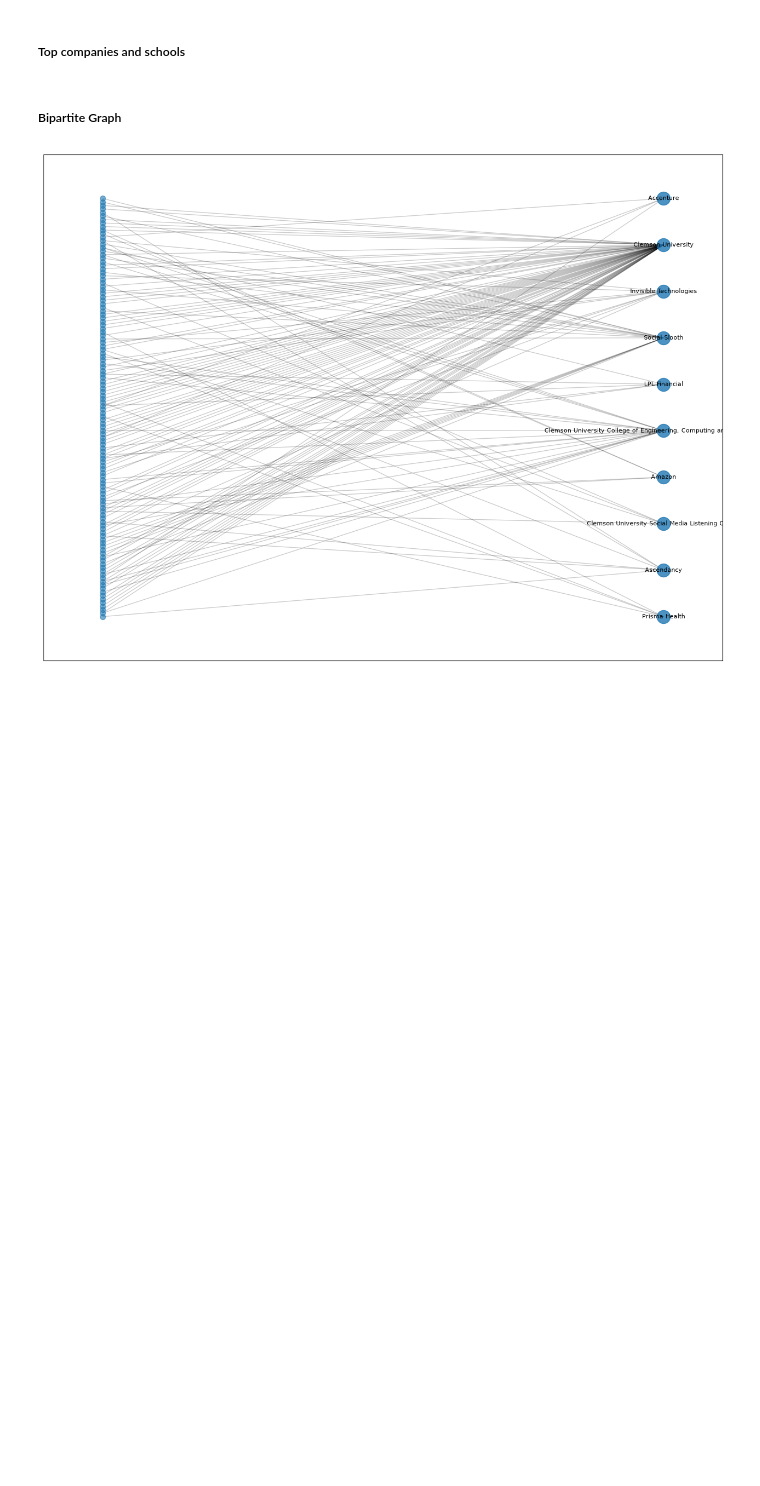
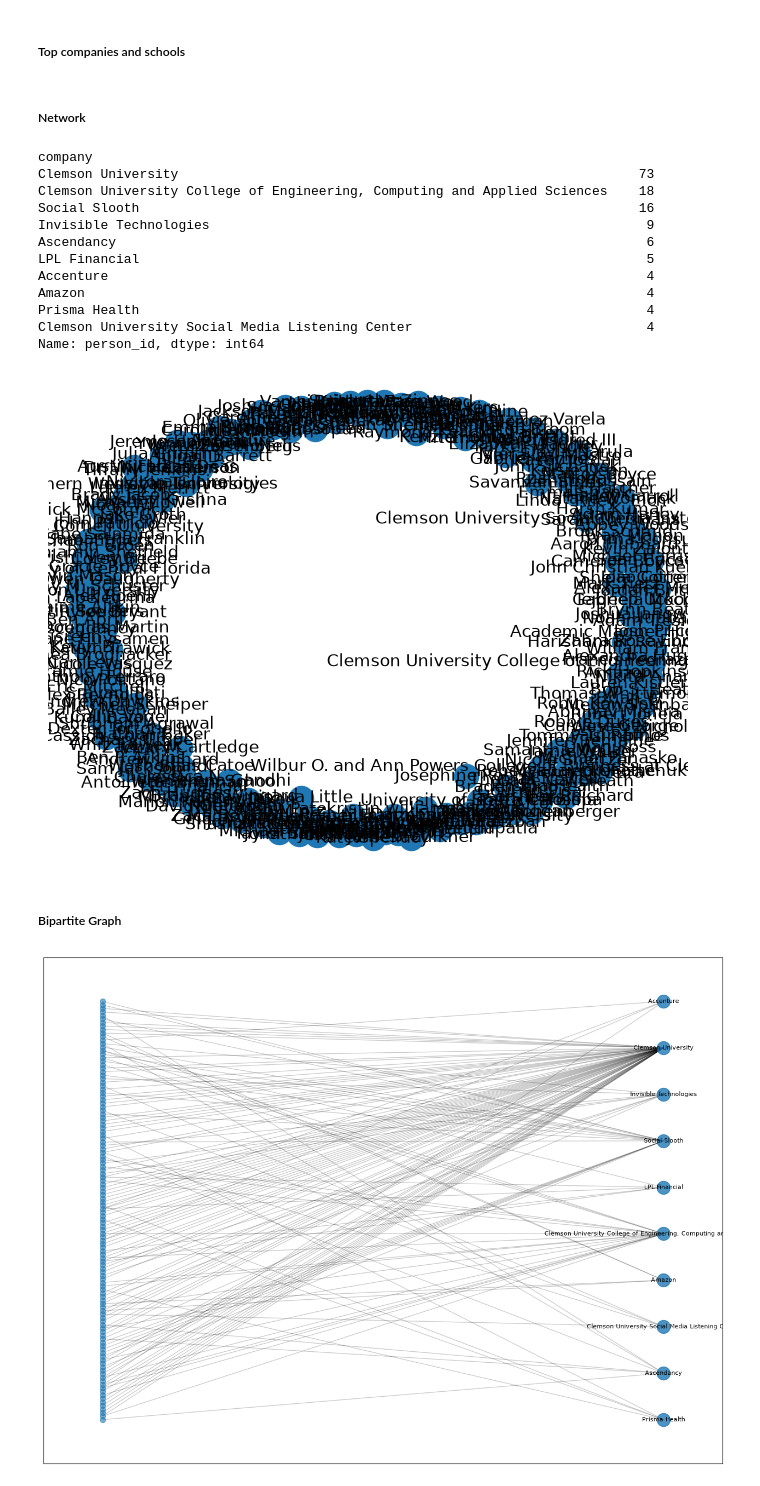
Before and after one commit to Aug1998/test_ascendancy, a Jupyter notebook: Untitled1.ipynb, the cells around one changed output. Cells and saved outputs as stored; diff of their text form; code cells hidden in the pictures; blank space fills up the shorter version.

Commit message:
create graph

```diff
--- a/Untitled1.ipynb
+++ b/Untitled1.ipynb
@@ -141,6 +162,39 @@ top_schools = (
 
 # print(top_companies)
 # print(top_schools)
+# %% [markdown]
+<h5>Network</h5>
+# %%
+G = nx.Graph()
+
+people = people_df.get("full_name")
+companies = top_companies
+schools = top_schools
+
+print(top_companies)
+
+for person in people:
+    G.add_node(person, type="person")
+for company in companies.index:
+  G.add_node(company, type="company")
+for school in schools.index:
+    G.add_node(school, type="school")
+
+nx.draw_spring(G, with_labels=True)
+# %% [output]
+company
+Clemson University                                                           73
+Clemson University College of Engineering, Computing and Applied Sciences    18
+Social Slooth                                                                16
+Invisible Technologies                                                        9
+Ascendancy                                                                    6
+LPL Financial                                                                 5
+Accenture                                                                     4
+Amazon                                                                        4
+Prisma Health                                                                 4
+Clemson University Social Media Listening Center                              4
+Name: person_id, dtype: int64
+[figure, added]
 # %% [markdown]
 <h5>Bipartite Graph</h5>
 # %%
```
Also changed, not shown: parts of 1 cell of this notebook, 1 other file.
